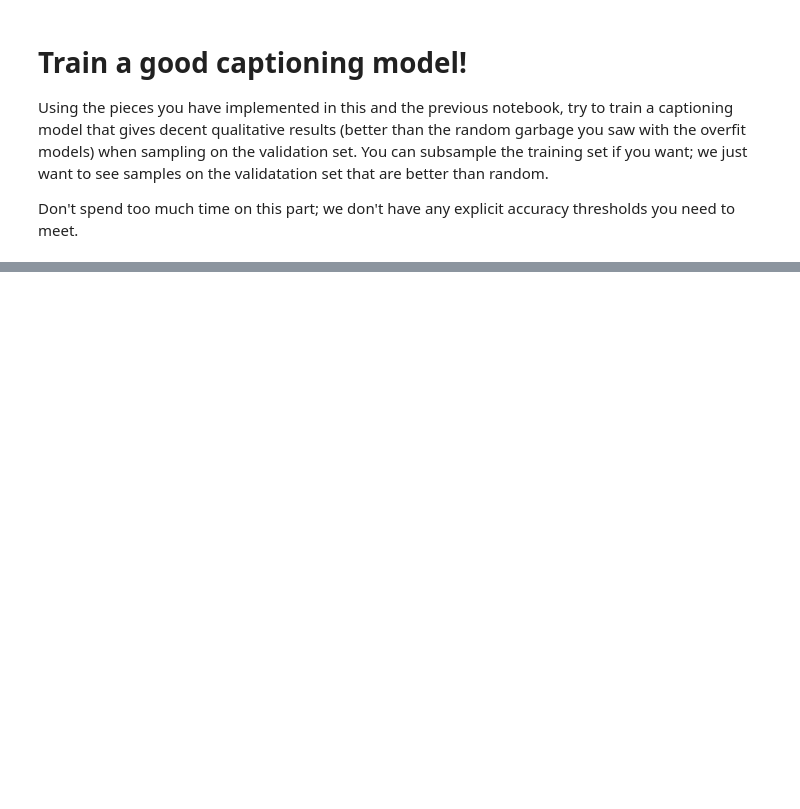
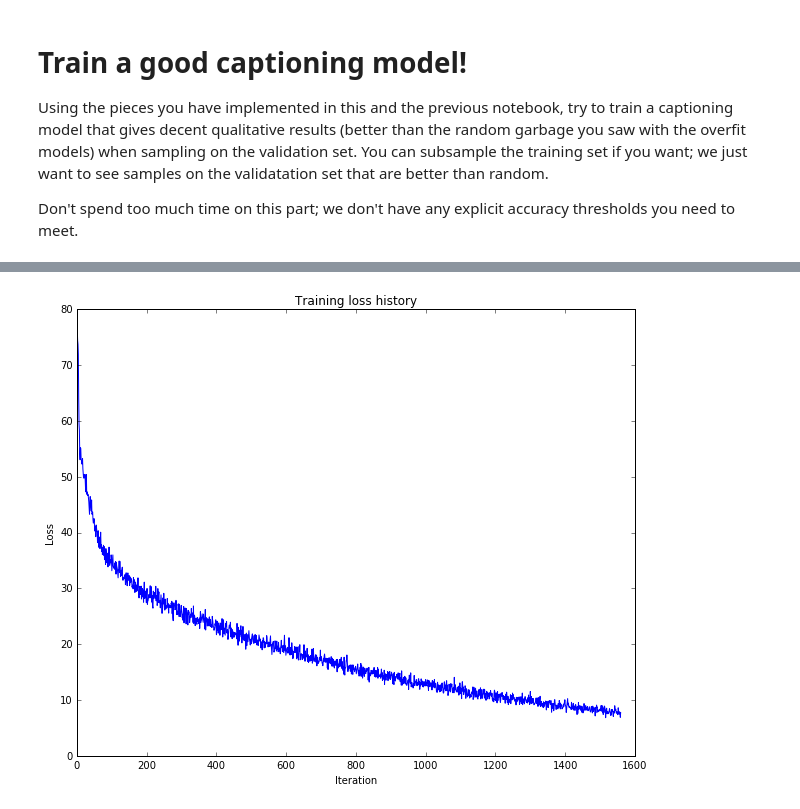
Before and after one commit to Julius0615/cs294_129, a Jupyter notebook: assignment3/LSTM_Captioning.ipynb, the cells around one changed output, grey strips where cells are left out. Cells and saved outputs as stored; diff of their text form; code cells hidden in the pictures; blank space fills up the shorter version.

```diff
--- a/assignment3/LSTM_Captioning.ipynb
+++ b/assignment3/LSTM_Captioning.ipynb
@@ -356,0 +354,32 @@ pass
+# %%
+train_data = load_coco_data(max_train=10000)
+
+my_lstm_model = CaptioningRNN(
+          cell_type='lstm',
+          word_to_idx=data['word_to_idx'],
+          input_dim=data['train_features'].shape[1],
+          hidden_dim=512,
+          wordvec_dim=256,
+          dtype=np.float32,
+        )
+
+my_lstm_solver = CaptioningSolver(my_lstm_model, train_data,
+           update_rule='adam',
+           num_epochs=20,
+           batch_size=128,
+           optim_config={
+             'learning_rate': 3e-3,
+           },
+           lr_decay=0.995,
+           verbose=True, print_every=50,
+         )
+
+my_lstm_solver.train()
+
+# Plot the training losses
+plt.plot(my_lstm_solver.loss_history)
+plt.xlabel('Iteration')
+plt.ylabel('Loss')
+plt.title('Training loss history')
+plt.show()
+# %% [output]
@@ -356,0 +403 @@ pass
+[figure, added]
```
Also changed, not shown: parts of 9 cells of this notebook, 1 other file.
